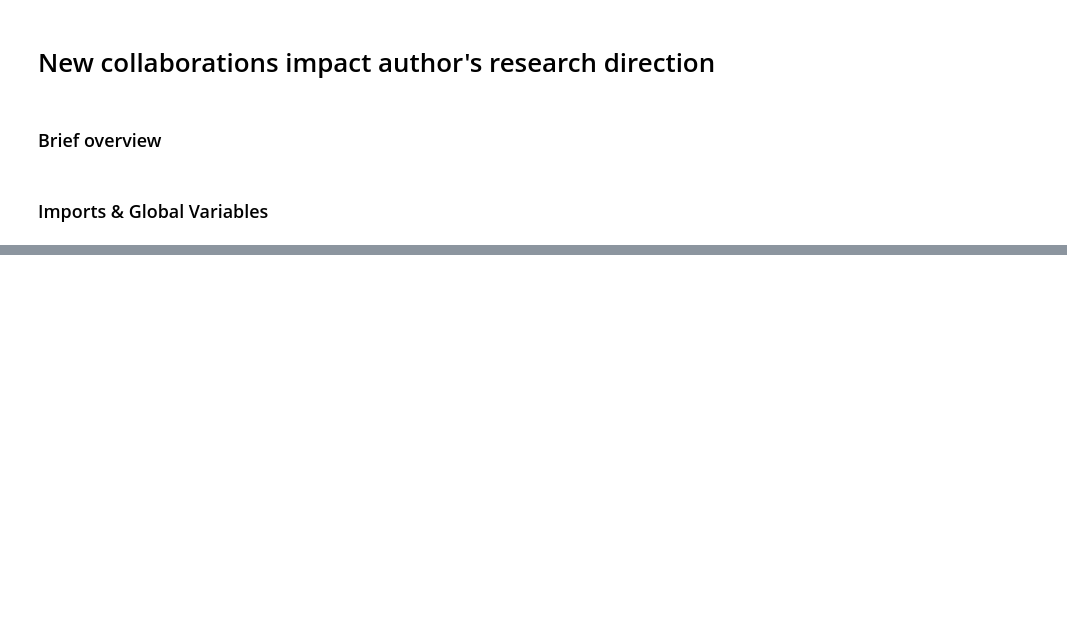
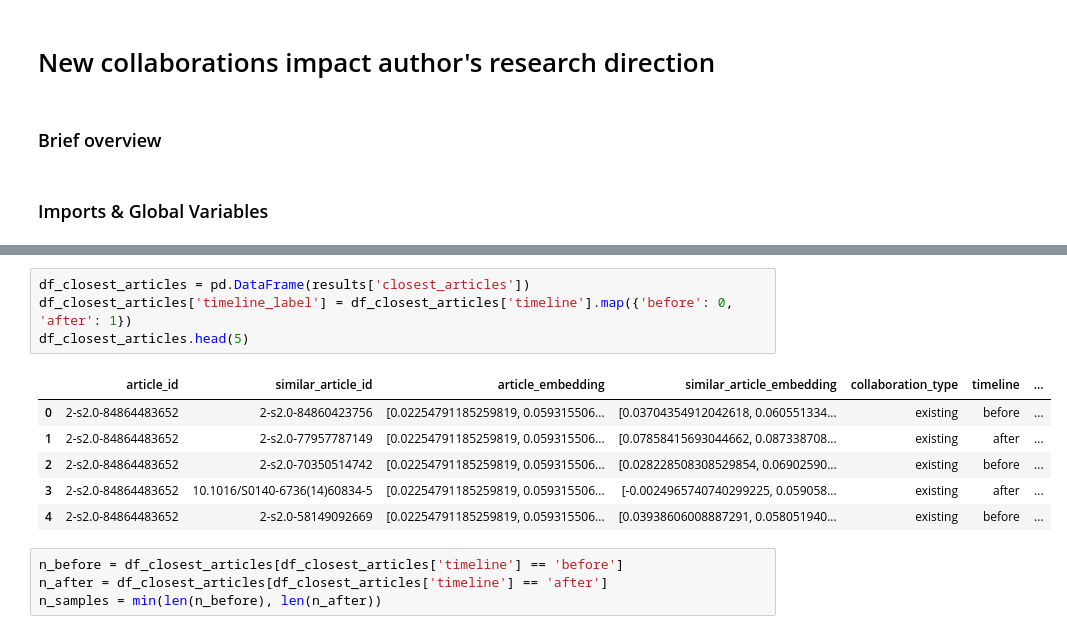
Before and after one commit to eutopia-collaboration-recommender/ecr-analytics, a Jupyter notebook: src/notebooks/05 - New collaborations impact author's research direction.ipynb, the cells around one changed output, grey strips where cells are left out. Saved outputs shown, nothing was run; the diff lists cells and outputs as text; blank space fills up the shorter version.

```diff
--- a/src/notebooks/05 - New collaborations impact author's research direction.ipynb
+++ b/src/notebooks/05 - New collaborations impact author's research direction.ipynb
@@ -36,0 +211,15 @@ np.random.seed(config.RANDOM_SEED)
+# %%
+df_closest_articles = pd.DataFrame(results['closest_articles'])
+df_closest_articles['timeline_label'] = df_closest_articles['timeline'].map({'before': 0, 'after': 1})
+df_closest_articles.head(5)
+# %% [output]
+|  | article_id | similar_article_id | article_embedding | similar_article_embedding | collaboration_type | timeline | ... |
+| 0 | 2-s2.0-84864483652 | 2-s2.0-84860423756 | [0.02254791185259819, 0.059315506... | [0.03704354912042618, 0.060551334... | existing | before | ... |
+| 1 | 2-s2.0-84864483652 | 2-s2.0-77957787149 | [0.02254791185259819, 0.059315506... | [0.07858415693044662, 0.087338708... | existing | after | ... |
+| 2 | 2-s2.0-84864483652 | 2-s2.0-70350514742 | [0.02254791185259819, 0.059315506... | [0.028228508308529854, 0.06902590... | existing | before | ... |
+| 3 | 2-s2.0-84864483652 | 10.1016/S0140-6736(14)60834-5 | [0.02254791185259819, 0.059315506... | [-0.0024965740740299225, 0.059058... | existing | after | ... |
+| 4 | 2-s2.0-84864483652 | 2-s2.0-58149092669 | [0.02254791185259819, 0.059315506... | [0.03938606008887291, 0.058051940... | existing | before | ... |
+# %%
+n_before = df_closest_articles[df_closest_articles['timeline'] == 'before']
+n_after = df_closest_articles[df_closest_articles['timeline'] == 'after']
+n_samples = min(len(n_before), len(n_after))
```
Also changed, not shown: parts of 8 cells of this notebook.
